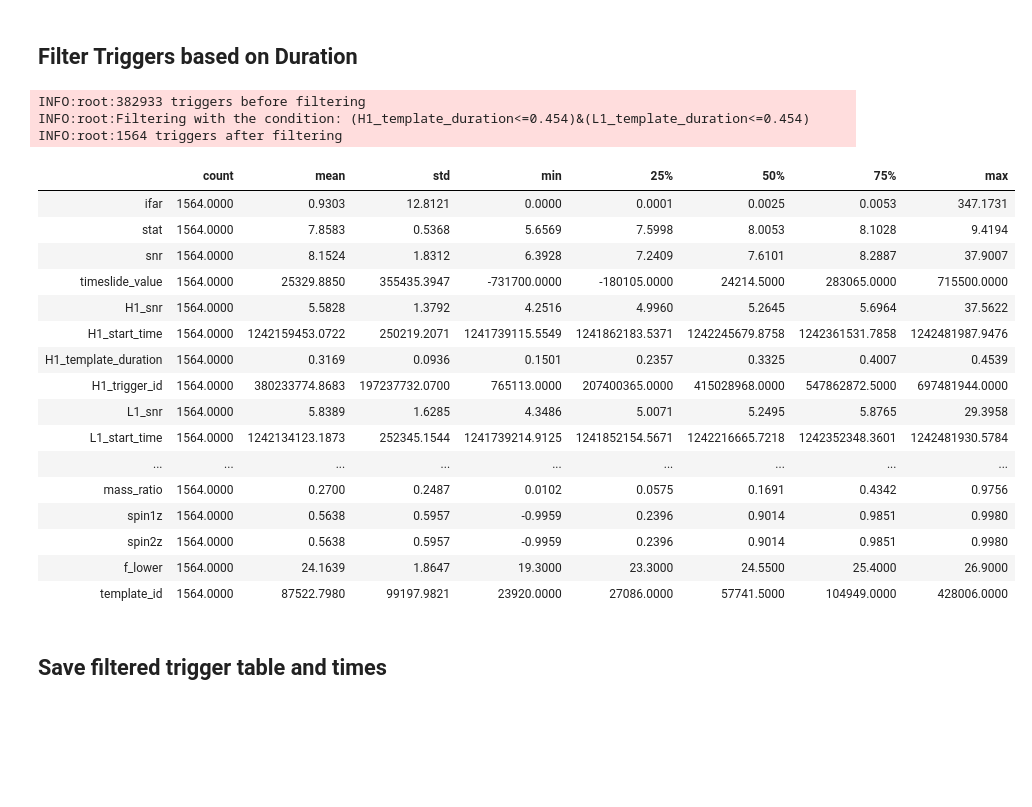
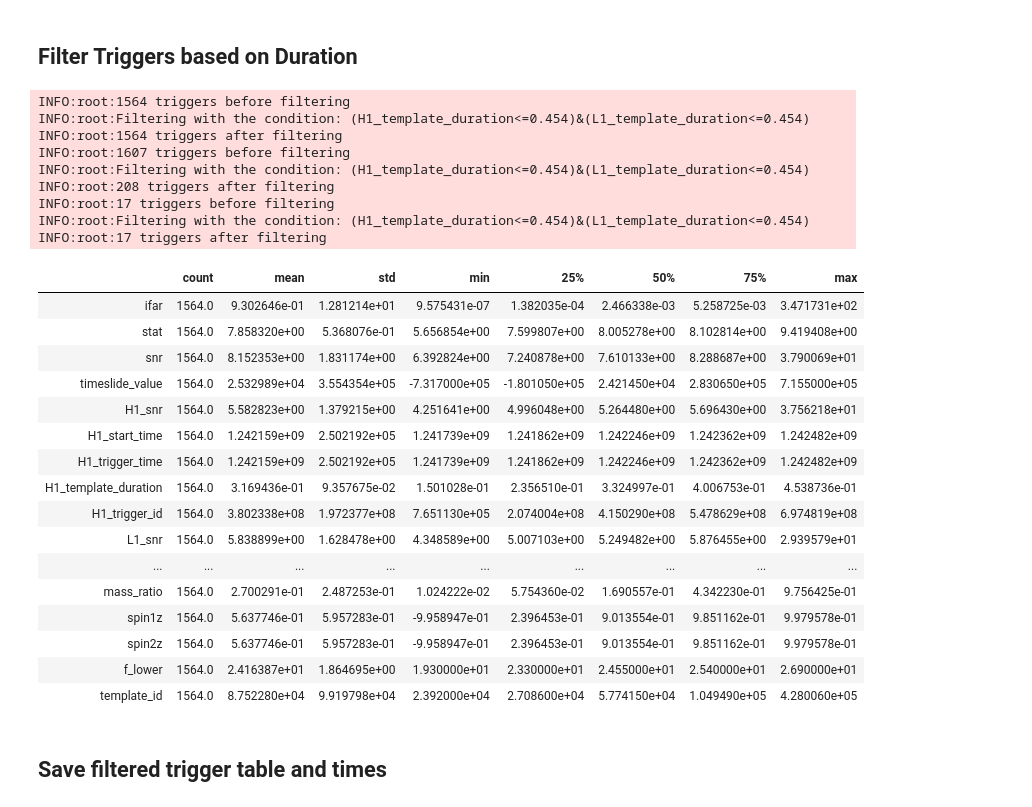
Before and after one commit to avivajpeyi/jupyter_notebooks, a Jupyter notebook: filter_triggers.ipynb, the cells around one changed output. Drawn from its saved outputs; the diff is of its cells as text; code cells hidden in the pictures; blank space fills up the shorter version.

```diff
--- a/filter_triggers.ipynb
+++ b/filter_triggers.ipynb
@@ -45,0 +19,20 @@ INFO:numexpr.utils:NumExpr defaulting to 8 threads.
+# %%
+unfiltered_background_csv_file_path = "/home/avi.vajpeyi/projects/bcr_discriminator/trigger_extraction/background/background_triggers.csv"
+unfiltered_foreground_csv_file_path = "/home/avi.vajpeyi/projects/bcr_discriminator/trigger_extraction/foreground/foreground_triggers.csv"
+
+software_csv_file_path = "/home/avi.vajpeyi/projects/bcr_discriminator/trigger_extraction/software/triggers.csv"
+background_csv_file_path = "/home/avi.vajpeyi/projects/bcr_discriminator/trigger_extraction/background/triggers.csv"
+foreground_csv_file_path = "/home/avi.vajpeyi/projects/bcr_discriminator/trigger_extraction/foreground/triggers.csv"
+data = dict(
+    background=background_csv_file_path,
+    swinj=software_csv_file_path,
+    foreground=foreground_csv_file_path,
+)
+
+bank_csv_path = "/home/avi.vajpeyi/projects/pycbc_trigger_parser/pycbc_trigger_parser/data/o3/template_bank.csv"
+# %%
+tables = {k:TriggerTable.from_csv(c) for k,c in data.items()}
+
+
+background_trigger_dataframe = tables["background"].to_dataframe()
+background_trigger_dataframe.describe().transpose()
@@ -47,34 +61,43 @@ INFO:numexpr.utils:NumExpr defaulting to 8 threads.
 ## Filter Triggers based on Duration
 # %%
 MAX_DURATION = 0.454 # Based on pyCBC's template duration
-filtered_trigger_table = trigger_table.get_filtered_table(
-    H1_template_duration_max=MAX_DURATION,
-    L1_template_duration_max=MAX_DURATION,
-)
+
+filtered_tables = {
+        k:t.get_filtered_table(
+        H1_template_duration_max=MAX_DURATION,
+        L1_template_duration_max=MAX_DURATION,
+    ) for k,t in tables.items()
+}
 # %% [output]
-INFO:root:382933 triggers before filtering
+INFO:root:1564 triggers before filtering
 INFO:root:Filtering with the condition: (H1_template_duration<=0.454)&(L1_template_duration<=0.454)
 INFO:root:1564 triggers after filtering
+INFO:root:1607 triggers before filtering
+INFO:root:Filtering with the condition: (H1_template_duration<=0.454)&(L1_template_duration<=0.454)
+INFO:root:208 triggers after filtering
+INFO:root:17 triggers before filtering
+INFO:root:Filtering with the condition: (H1_template_duration<=0.454)&(L1_template_duration<=0.454)
+INFO:root:17 triggers after filtering
 # %%
-filtered_trigger_table.to_dataframe().describe().transpose()
+filtered_tables["background"].to_dataframe().describe().transpose()
 # %% [output]
 |  | count | mean | std | min | 25% | 50% | 75% | max |
-| ifar | 1564.0000 | 0.9303 | 12.8121 | 0.0000 | 0.0001 | 0.0025 | 0.0053 | 347.1731 |
-| stat | 1564.0000 | 7.8583 | 0.5368 | 5.6569 | 7.5998 | 8.0053 | 8.1028 | 9.4194 |
-| snr | 1564.0000 | 8.1524 | 1.8312 | 6.3928 | 7.2409 | 7.6101 | 8.2887 | 37.9007 |
-| timeslide_value | 1564.0000 | 25329.8850 | 355435.3947 | -731700.0000 | -180105.0000 | 24214.5000 | 283065.0000 | 715500.0000 |
-| H1_snr | 1564.0000 | 5.5828 | 1.3792 | 4.2516 | 4.9960 | 5.2645 | 5.6964 | 37.5622 |
-| H1_start_time | 1564.0000 | 1242159453.0722 | 250219.2071 | 1241739115.5549 | 1241862183.5371 | 1242245679.8758 | 1242361531.7858 | 1242481987.9476 |
-| H1_template_duration | 1564.0000 | 0.3169 | 0.0936 | 0.1501 | 0.2357 | 0.3325 | 0.4007 | 0.4539 |
-| H1_trigger_id | 1564.0000 | 380233774.8683 | 197237732.0700 | 765113.0000 | 207400365.0000 | 415028968.0000 | 547862872.5000 | 697481944.0000 |
-| L1_snr | 1564.0000 | 5.8389 | 1.6285 | 4.3486 | 5.0071 | 5.2495 | 5.8765 | 29.3958 |
-| L1_start_time | 1564.0000 | 1242134123.1873 | 252345.1544 | 1241739214.9125 | 1241852154.5671 | 1242216665.7218 | 1242352348.3601 | 1242481930.5784 |
+| ifar | 1564.0 | 9.302646e-01 | 1.281214e+01 | 9.575431e-07 | 1.382035e-04 | 2.466338e-03 | 5.258725e-03 | 3.471731e+02 |
+| stat | 1564.0 | 7.858320e+00 | 5.368076e-01 | 5.656854e+00 | 7.599807e+00 | 8.005278e+00 | 8.102814e+00 | 9.419408e+00 |
+| snr | 1564.0 | 8.152353e+00 | 1.831174e+00 | 6.392824e+00 | 7.240878e+00 | 7.610133e+00 | 8.288687e+00 | 3.790069e+01 |
+| timeslide_value | 1564.0 | 2.532989e+04 | 3.554354e+05 | -7.317000e+05 | -1.801050e+05 | 2.421450e+04 | 2.830650e+05 | 7.155000e+05 |
+| H1_snr | 1564.0 | 5.582823e+00 | 1.379215e+00 | 4.251641e+00 | 4.996048e+00 | 5.264480e+00 | 5.696430e+00 | 3.756218e+01 |
+| H1_start_time | 1564.0 | 1.242159e+09 | 2.502192e+05 | 1.241739e+09 | 1.241862e+09 | 1.242246e+09 | 1.242362e+09 | 1.242482e+09 |
+| H1_trigger_time | 1564.0 | 1.242159e+09 | 2.502192e+05 | 1.241739e+09 | 1.241862e+09 | 1.242246e+09 | 1.242362e+09 | 1.242482e+09 |
+| H1_template_duration | 1564.0 | 3.169436e-01 | 9.357675e-02 | 1.501028e-01 | 2.356510e-01 | 3.324997e-01 | 4.006753e-01 | 4.538736e-01 |
+| H1_trigger_id | 1564.0 | 3.802338e+08 | 1.972377e+08 | 7.651130e+05 | 2.074004e+08 | 4.150290e+08 | 5.478629e+08 | 6.974819e+08 |
+| L1_snr | 1564.0 | 5.838899e+00 | 1.628478e+00 | 4.348589e+00 | 5.007103e+00 | 5.249482e+00 | 5.876455e+00 | 2.939579e+01 |
 | ... | ... | ... | ... | ... | ... | ... | ... | ... |
-| mass_ratio | 1564.0000 | 0.2700 | 0.2487 | 0.0102 | 0.0575 | 0.1691 | 0.4342 | 0.9756 |
-| spin1z | 1564.0000 | 0.5638 | 0.5957 | -0.9959 | 0.2396 | 0.9014 | 0.9851 | 0.9980 |
-| spin2z | 1564.0000 | 0.5638 | 0.5957 | -0.9959 | 0.2396 | 0.9014 | 0.9851 | 0.9980 |
-| f_lower | 1564.0000 | 24.1639 | 1.8647 | 19.3000 | 23.3000 | 24.5500 | 25.4000 | 26.9000 |
-| template_id | 1564.0000 | 87522.7980 | 99197.9821 | 23920.0000 | 27086.0000 | 57741.5000 | 104949.0000 | 428006.0000 |
+| mass_ratio | 1564.0 | 2.700291e-01 | 2.487253e-01 | 1.024222e-02 | 5.754360e-02 | 1.690557e-01 | 4.342230e-01 | 9.756425e-01 |
+| spin1z | 1564.0 | 5.637746e-01 | 5.957283e-01 | -9.958947e-01 | 2.396453e-01 | 9.013554e-01 | 9.851162e-01 | 9.979578e-01 |
+| spin2z | 1564.0 | 5.637746e-01 | 5.957283e-01 | -9.958947e-01 | 2.396453e-01 | 9.013554e-01 | 9.851162e-01 | 9.979578e-01 |
+| f_lower | 1564.0 | 2.416387e+01 | 1.864695e+00 | 1.930000e+01 | 2.330000e+01 | 2.455000e+01 | 2.540000e+01 | 2.690000e+01 |
+| template_id | 1564.0 | 8.752280e+04 | 9.919798e+04 | 2.392000e+04 | 2.708600e+04 | 5.774150e+04 | 1.049490e+05 | 4.280060e+05 |
 # %% [markdown]
 ## Save filtered trigger table and times
 # %%
```
Also changed, not shown: parts of 11 cells of this notebook, 16 other files.
